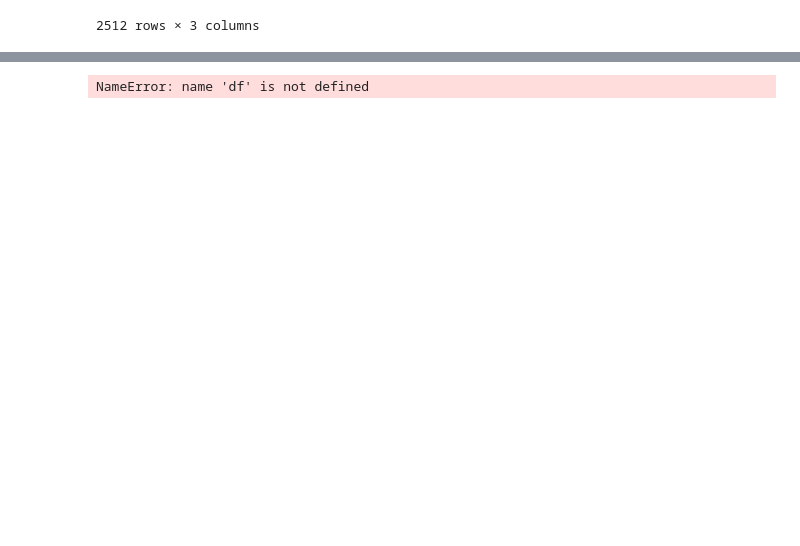
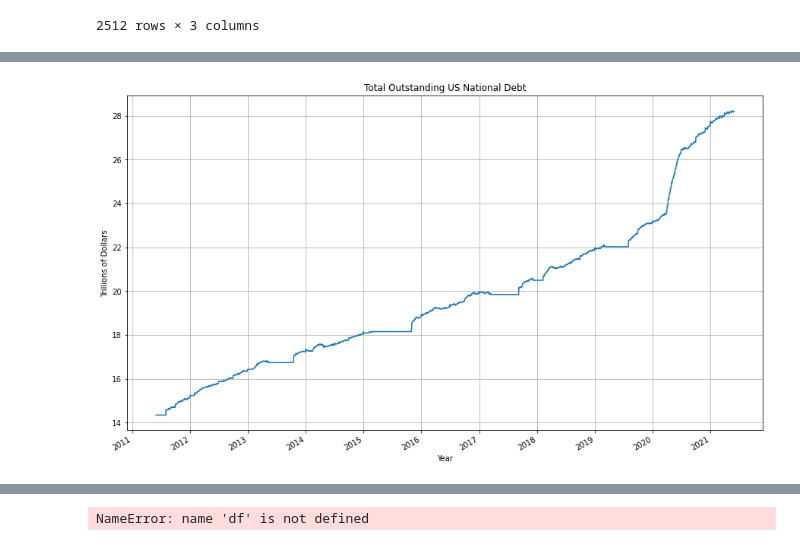
Before and after one commit to JosephDenney/NationalDebt, a Jupyter notebook: nationaldebt.ipynb, the cells around one changed output, grey strips where cells are left out. Drawn from its saved outputs; the diff is of its cells as text; code cells hidden in the pictures; blank space fills up the shorter version.

```diff
--- a/nationaldebt.ipynb
+++ b/nationaldebt.ipynb
@@ -52,6 +56,13 @@ sorted_us_debt.plot(figsize=(20,10));
 title = "Total Outstanding US National Debt"
 ylabel = "Trillions of Dollars"
 xlabel = "Year"
+# %%
+ax = sorted_us_debt['Total Public Debt Outstanding'].plot(figsize=(15,9),title=title);
+ax.autoscale()
+ax.grid()
+ax.set(xlabel=xlabel,ylabel=ylabel);
+# %% [output]
+[figure, added]
 # %%
 ax = sorted_us_debt['Total Public Debt Outstanding']['2017-01-01':'2021-3-31'].plot(figsize=(15,9),title=title);
 ax.autoscale()
```
Also changed, not shown: parts of 8 cells of this notebook, 1 other file.
